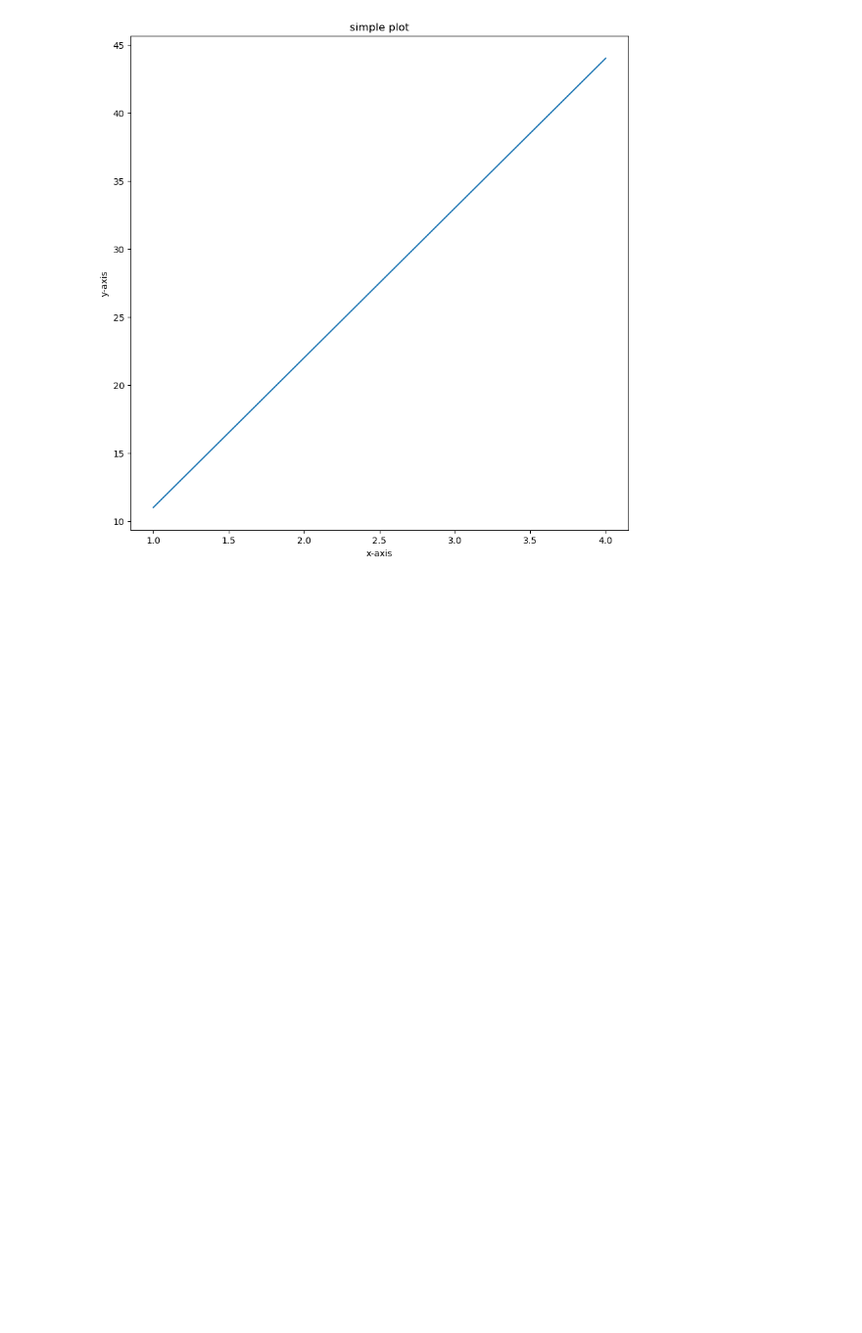
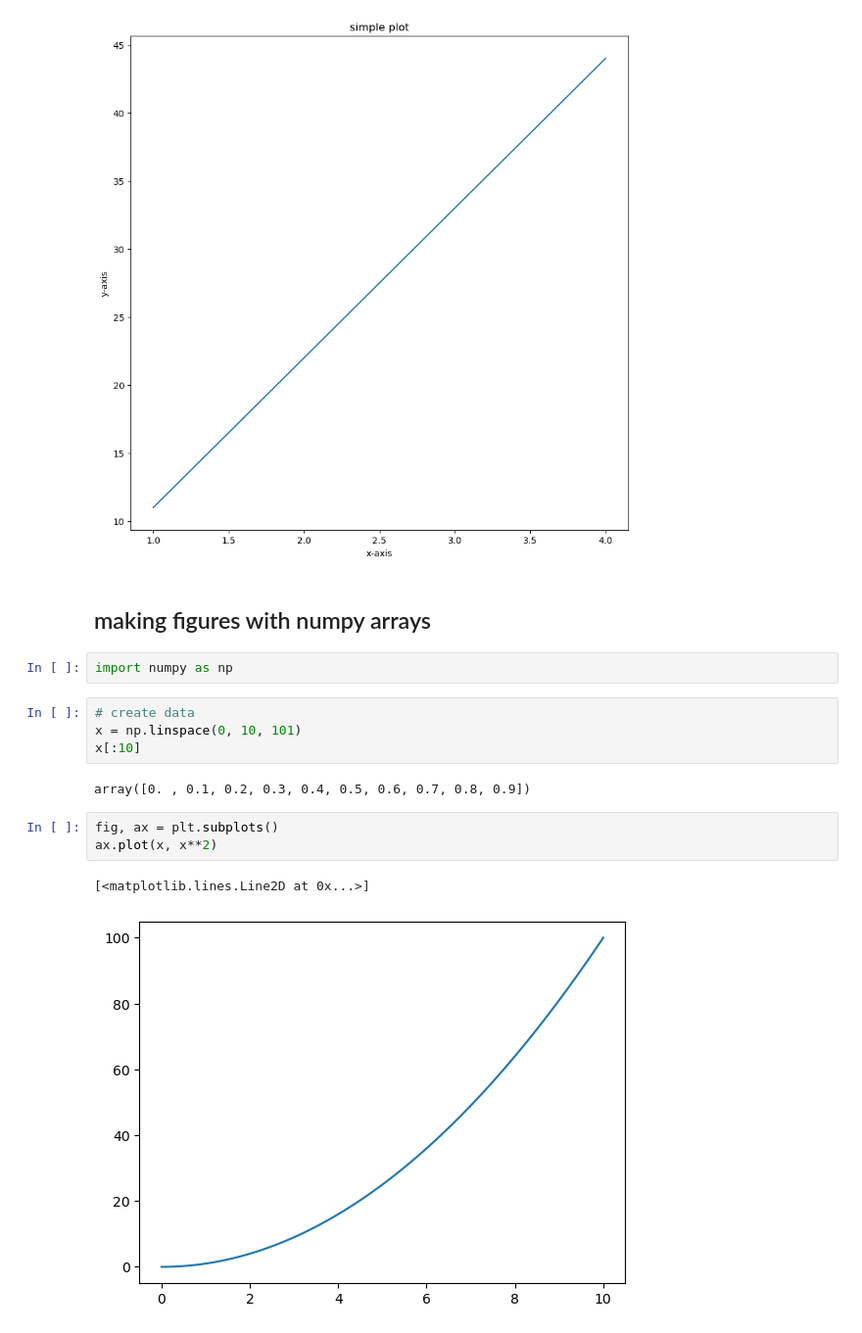
Before and after one commit to olivergarciarg/022_ML_trainning, a Jupyter notebook: sample_project_01/intro matplotlib.ipynb, the cells around one changed output. Shown at 98% size. Saved outputs shown, nothing was run; the diff lists cells and outputs as text; blank space fills up the shorter version.

```diff
--- a/sample_project_01/intro matplotlib.ipynb
+++ b/sample_project_01/intro matplotlib.ipynb
@@ -74,3 +74,19 @@ ax.set(title="simple plot", xlabel="x-axis", ylabel="y-axis")
 fig.savefig("images/sample-plot.png")
 # %% [output]
 [figure]
+# %% [markdown]
+## making figures with numpy arrays
+# %%
+import numpy as np
+# %%
+# create data
+x = np.linspace(0, 10, 101)
+x[:10]
+# %% [output]
+array([0. , 0.1, 0.2, 0.3, 0.4, 0.5, 0.6, 0.7, 0.8, 0.9])
+# %%
+fig, ax = plt.subplots()
+ax.plot(x, x**2)
+# %% [output]
+[<matplotlib.lines.Line2D at 0x...>]
+[figure, added]
```
Also changed, not shown: parts of 34 cells of this notebook, 1 other file.
